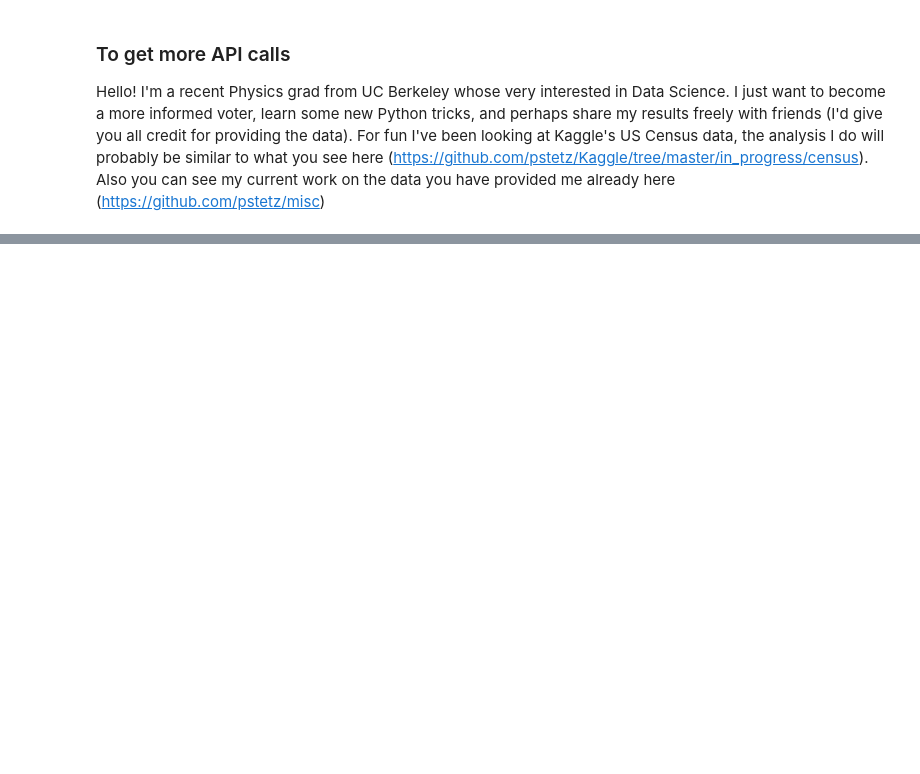
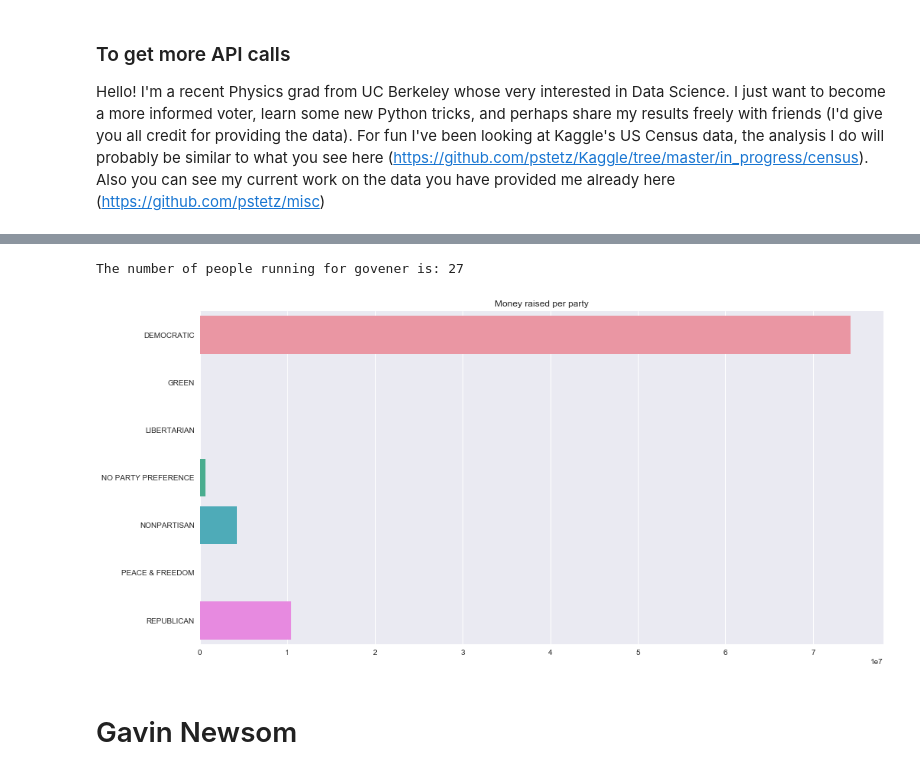
Before and after one commit to pstetz/misc, a Jupyter notebook: in_progress/pandas_elections/2018.ipynb, the cells around one changed output, grey strips where cells are left out. Saved outputs shown, nothing was run; the diff lists cells and outputs as text; code cells hidden in the pictures; blank space fills up the shorter version.

Commit message:
newsom look

```diff
--- a/in_progress/pandas_elections/2018.ipynb
+++ b/in_progress/pandas_elections/2018.ipynb
@@ -81,0 +99,17 @@ Index(['request', 'Original_Name:token', 'Original_Name:id', 'Original_Name',
+# %%
+gov_N = len(elec[elec.Office_Sought == "GOVERNOR"]["Candidate"].unique())
+print("The number of people running for govener is: {}{}{}".format(color.BOLD, gov_N, color.END))
+# %% [output]
+The number of people running for govener is: 27
+# %%
+fig, axarr = plt.subplots(1, 1, figsize=(16, 8))
+
+# data = elec.groupby("Office_Sought")["Total_$"].sum()
+# sns.barplot(data.values, data.index, ax=axarr[0]).set(title="Money raised per office", ylabel="")
+
+data = elec.groupby("Specific_Party")["Total_$"].sum()
+_ = sns.barplot(data.values, data.index, ax=axarr).set(title="Money raised per party", ylabel="")
+# %% [output]
+[figure, added]
+# %% [markdown]
+# Gavin Newsom
```
Also changed, not shown: parts of 24 cells of this notebook, 2 other files.
